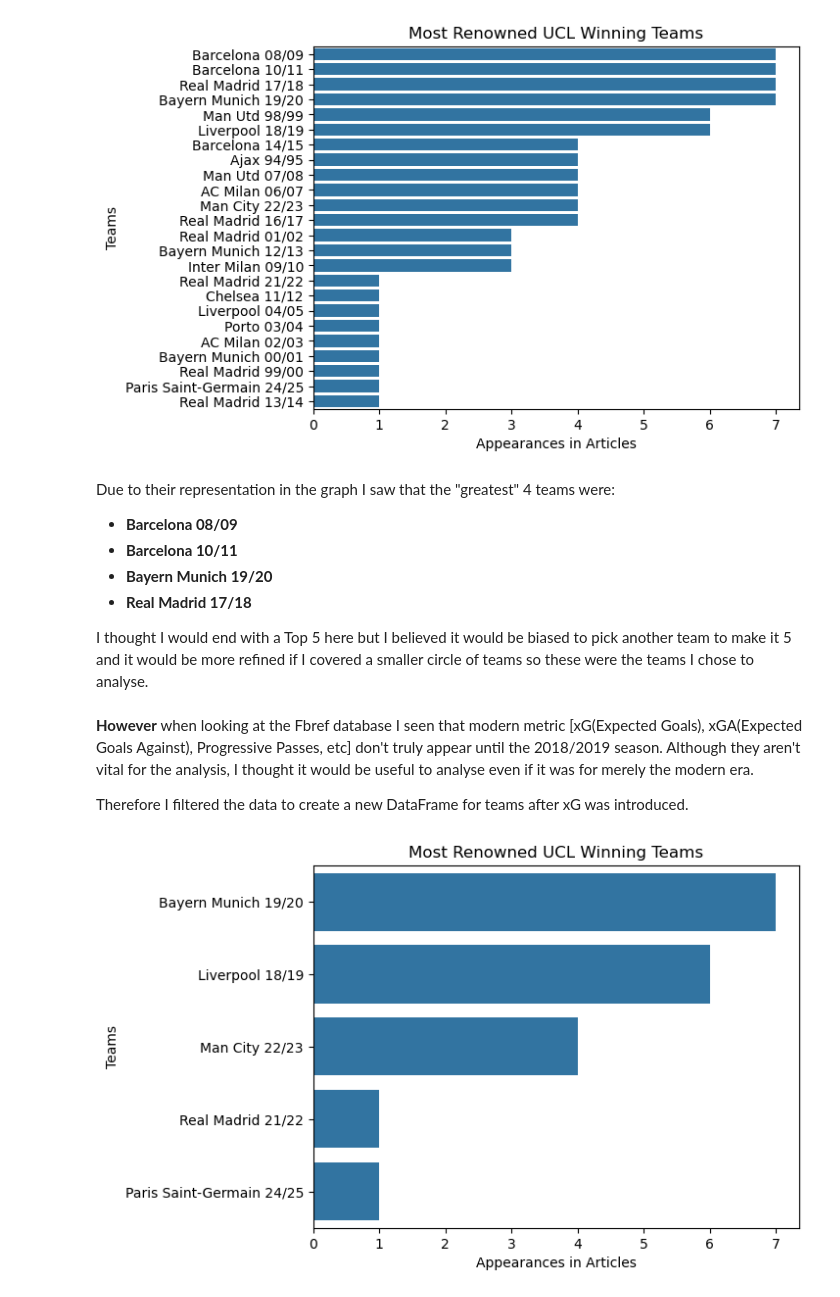
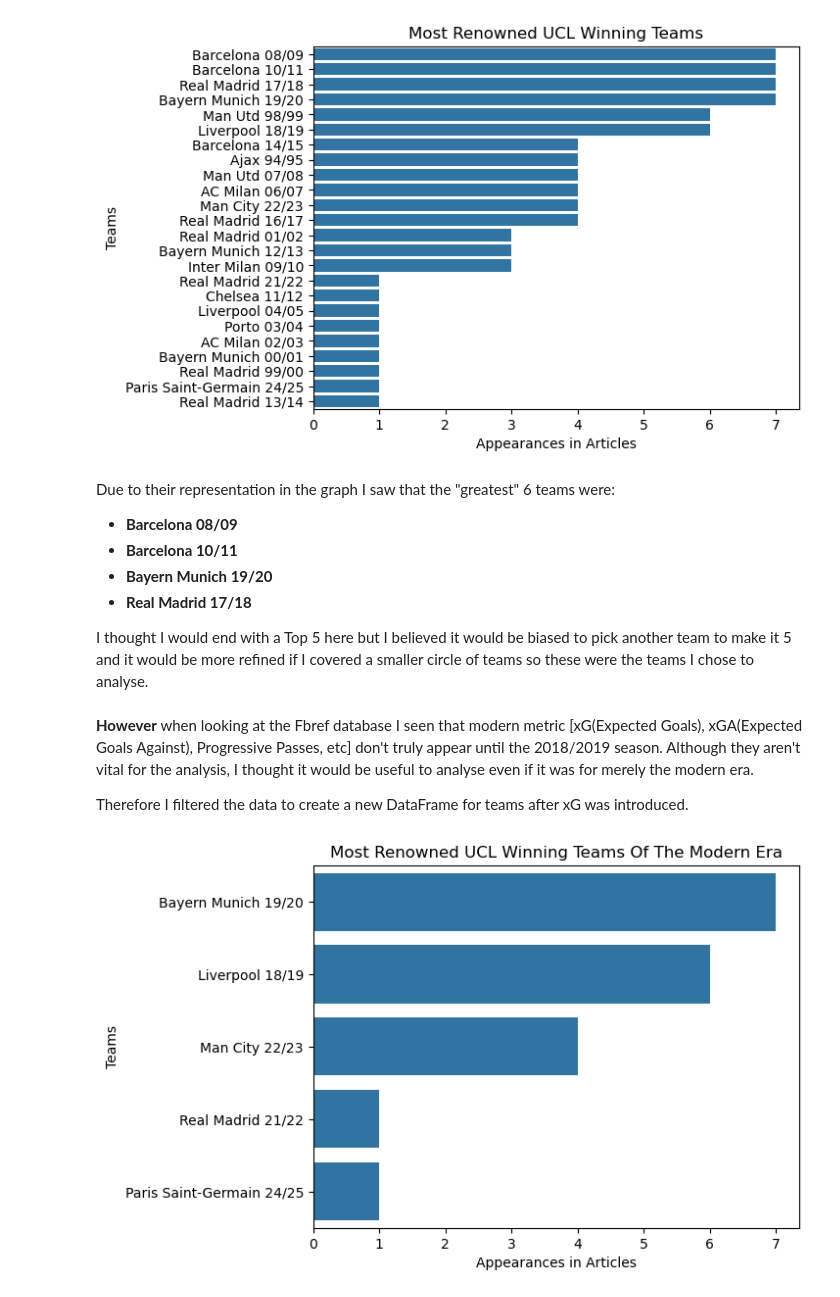
Before and after one commit to lawgalyadel/UCL-Dominance, a Jupyter notebook: TeamRanker.ipynb, the cells around one changed output. Drawn from its saved outputs; the diff is of its cells as text; code cells hidden in the pictures.

```diff
--- a/TeamRanker.ipynb
+++ b/TeamRanker.ipynb
@@ -118,7 +118,7 @@ plt.show()
 # %% [output]
 [figure]
 # %% [markdown]
-Due to their representation in the graph I saw that the "greatest" 4 teams were:
+Due to their representation in the graph I saw that the "greatest" 6 teams were:
 
 - **Barcelona 08/09**
 - **Barcelona 10/11**
@@ -133,10 +133,10 @@ Therefore I filtered the data to create a new DataFrame for teams after xG was i
 # %%
 ModernTeams = TeamsRanked.loc[TeamsRanked['Year'] >= 2019]
 
 sns.countplot(y='Team', data=ModernTeams, order=ModernTeams['Team'].value_counts().index)
-plt.title("Most Renowned UCL Winning Teams")
+plt.title("Most Renowned UCL Winning Teams Of The Modern Era")
 plt.xlabel("Appearances in Articles")
 plt.ylabel("Teams")
 plt.show()
 # %% [output]
-[figure, old version]
+[figure, new version]
```
Also changed, not shown: parts of 3 cells of this notebook.
